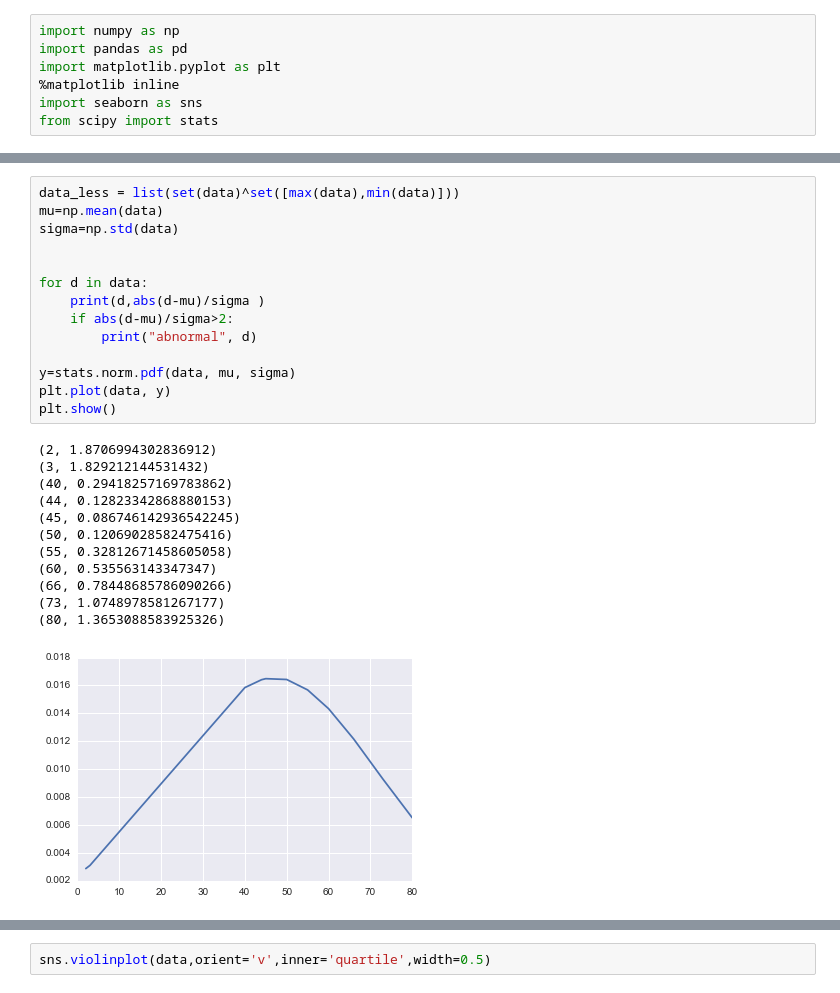
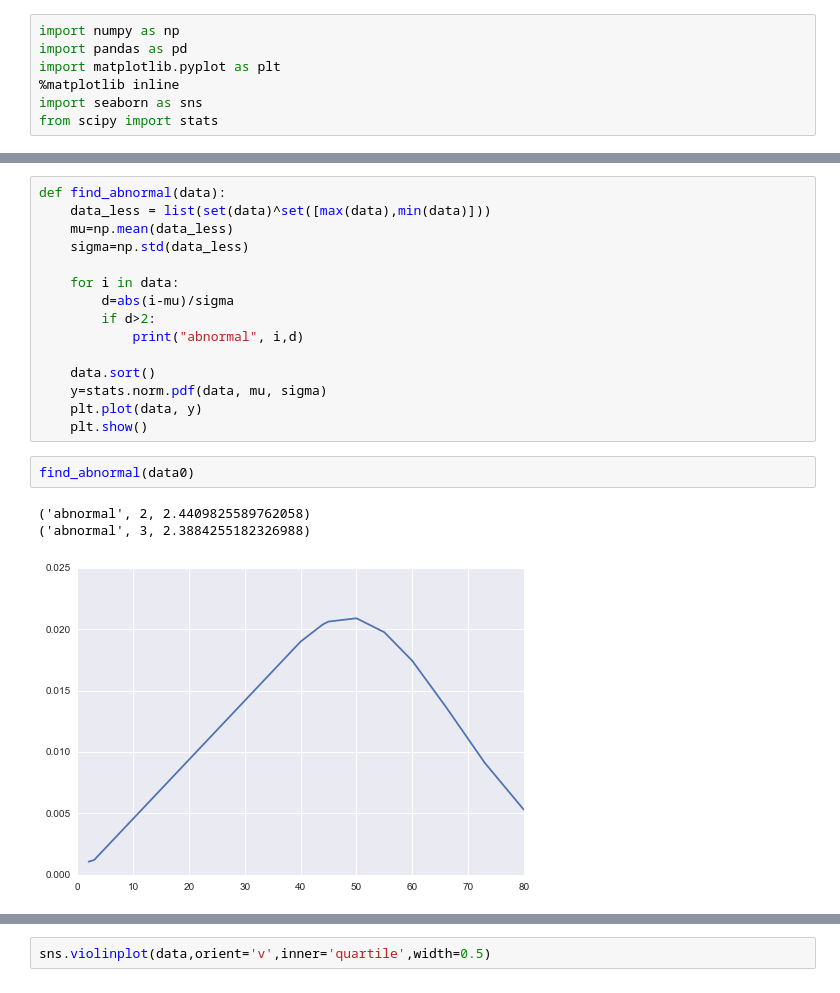
Before and after one commit to lloyd-dong/machine_learning, a Jupyter notebook: data_explorer/box-whisker.ipynb, the cells around one changed output, grey strips where cells are left out. Saved outputs shown, nothing was run; the diff lists cells and outputs as text.

```diff
--- a/data_explorer/box-whisker.ipynb
+++ b/data_explorer/box-whisker.ipynb
@@ -21,27 +23,21 @@ plt.boxplot(data,showmeans=True)
 # %%
-data_less = list(set(data)^set([max(data),min(data)]))
-mu=np.mean(data)
-sigma=np.std(data)
+def find_abnormal(data):
+    data_less = list(set(data)^set([max(data),min(data)]))
+    mu=np.mean(data_less)
+    sigma=np.std(data_less)
 
+    for i in data:
+        d=abs(i-mu)/sigma
+        if d>2:
+            print("abnormal", i,d)
 
-for d in data:
-    print(d,abs(d-mu)/sigma )
-    if abs(d-mu)/sigma>2:
-        print("abnormal", d)
-
-y=stats.norm.pdf(data, mu, sigma)
-plt.plot(data, y)
-plt.show()
+    data.sort()
+    y=stats.norm.pdf(data, mu, sigma)
+    plt.plot(data, y)
+    plt.show()
-# %% [output]
-(2, 1.8706994302836912)
-(3, 1.829212144531432)
-(40, 0.29418257169783862)
-(44, 0.12823342868880153)
-(45, 0.086746142936542245)
-(50, 0.12069028582475416)
-(55, 0.32812671458605058)
-(60, 0.535563143347347)
-(66, 0.78448685786090266)
-(73, 1.0748978581267177)
-(80, 1.3653088583925326)
-[figure, removed]
+# %%
+find_abnormal(data0)
+# %% [output]
+('abnormal', 2, 2.4409825589762058)
+('abnormal', 3, 2.3884255182326988)
+[figure, added]
```
Also changed, not shown: parts of 9 cells of this notebook.
